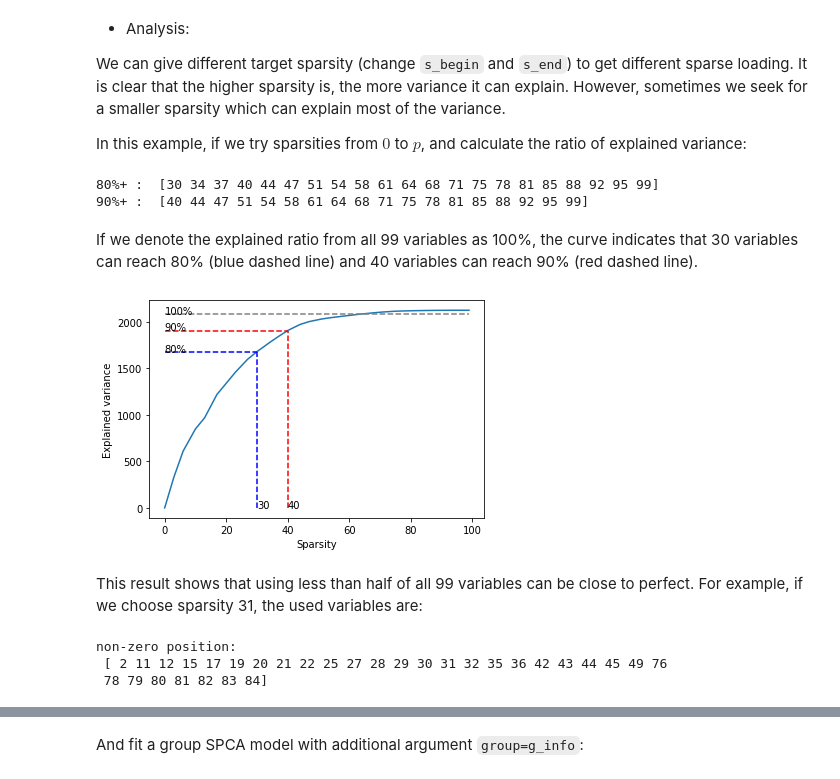
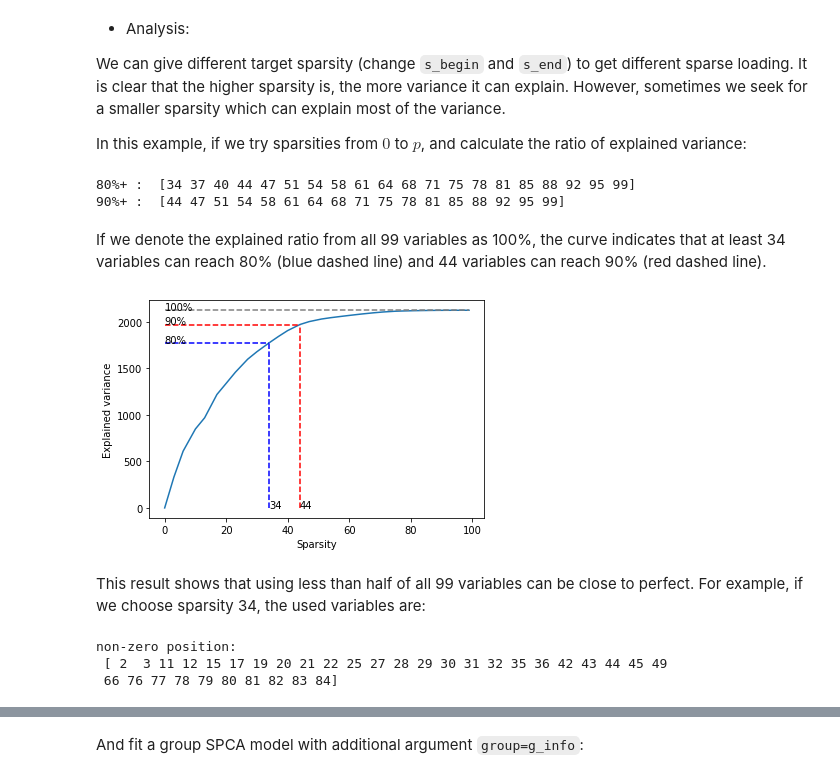
Before and after one commit to abess-team/abess, a Jupyter notebook: docs/Tutorial/PCA.ipynb, the cells around one changed output, grey strips where cells are left out. Saved outputs shown, nothing was run; the diff lists cells and outputs as text; code cells hidden in the pictures.

```diff
--- a/docs/Tutorial/PCA.ipynb
+++ b/docs/Tutorial/PCA.ipynb
@@ -142,45 +133,45 @@ for i in range(num):
     Xv = X.dot(model.coef_)
     py[i] = Xv.T.dot(Xv)
 
-print('80%+ : ', px[py > 0.8 * py[len-1]])
-print('90%+ : ', px[py > 0.9 * py[len-1]])
+print('80%+ : ', px[py > 0.8 * py[num-1]])
+print('90%+ : ', px[py > 0.9 * py[num-1]])
 # %% [output]
-80%+ :  [30 34 37 40 44 47 51 54 58 61 64 68 71 75 78 81 85 88 92 95 99]
-90%+ :  [40 44 47 51 54 58 61 64 68 71 75 78 81 85 88 92 95 99]
+80%+ :  [34 37 40 44 47 51 54 58 61 64 68 71 75 78 81 85 88 92 95 99]
+90%+ :  [44 47 51 54 58 61 64 68 71 75 78 81 85 88 92 95 99]
 # %% [markdown]
-If we denote the explained ratio from all 99 variables as 100%, the curve indicates that 30 variables can reach 80% (blue dashed line) and 40 variables can reach 90% (red dashed line).
+If we denote the explained ratio from all 99 variables as 100%, the curve indicates that at least 34 variables can reach 80% (blue dashed line) and 44 variables can reach 90% (red dashed line).
 # %%
 import matplotlib.pyplot as plt
 plt.plot(px, py)
 plt.xlabel('Sparsity')
 plt.ylabel('Explained variance')
 
-ind = np.where(py > 0.8 * py[len-1])[0][0]
-plt.plot([0, 30], [py[ind], py[ind]], 'b--')
-plt.plot([30, 30], [0, py[ind]], 'b--')
+ind = np.where(py > 0.8 * py[num-1])[0][0]
+plt.plot([0, px[ind]], [py[ind], py[ind]], 'b--')
+plt.plot([px[ind], px[ind]], [0, py[ind]], 'b--')
+plt.text(px[ind], 0, str(px[ind]))
 plt.text(0, py[ind], '80%')
-plt.text(30, 0, '30')
 
-ind = np.where(py > 0.9 * py[len-1])[0][0]
-plt.plot([0, 40], [py[ind], py[ind]], 'r--')
-plt.plot([40, 40], [0, py[ind]], 'r--')
+ind = np.where(py > 0.9 * py[num-1])[0][0]
+plt.plot([0, px[ind]], [py[ind], py[ind]], 'r--')
+plt.plot([px[ind], px[ind]], [0, py[ind]], 'r--')
+plt.text(px[ind], 0, str(px[ind]))
 plt.text(0, py[ind], '90%')
-plt.text(40, 0, '40')
 
-plt.plot([0, p], [py[len-1], py[len-1]], color='gray', linestyle='--')
-plt.text(0, py[len-1],'100%')
+plt.plot([0, p], [py[num-1], py[num-1]], color='gray', linestyle='--')
+plt.text(0, py[num-1],'100%')
 
 plt.show()
 # %% [output]
-[figure, old version]
+[figure, new version]
 # %% [markdown]
-This result shows that using less than half of all 99 variables can be close to perfect. For example, if we choose sparsity 31, the used variables are:
+This result shows that using less than half of all 99 variables can be close to perfect. For example, if we choose sparsity 34, the used variables are:
 # %%
-model = abessPCA(support_size = range(31, 32))
+model = abessPCA(support_size = range(34, 35))
 model.fit(X, is_normal = False)
 temp = np.nonzero(model.coef_)[0]
 print('non-zero position: \n', temp)
 # %% [output]
 non-zero position:
- [ 2 11 12 15 17 19 20 21 22 25 27 28 29 30 31 32 35 36 42 43 44 45 49 76
- 78 79 80 81 82 83 84]
+ [ 2  3 11 12 15 17 19 20 21 22 25 27 28 29 30 31 32 35 36 42 43 44 45 49
+ 66 76 77 78 79 80 81 82 83 84]
```
Also changed, not shown: parts of 11 cells of this notebook, 5 other files.
